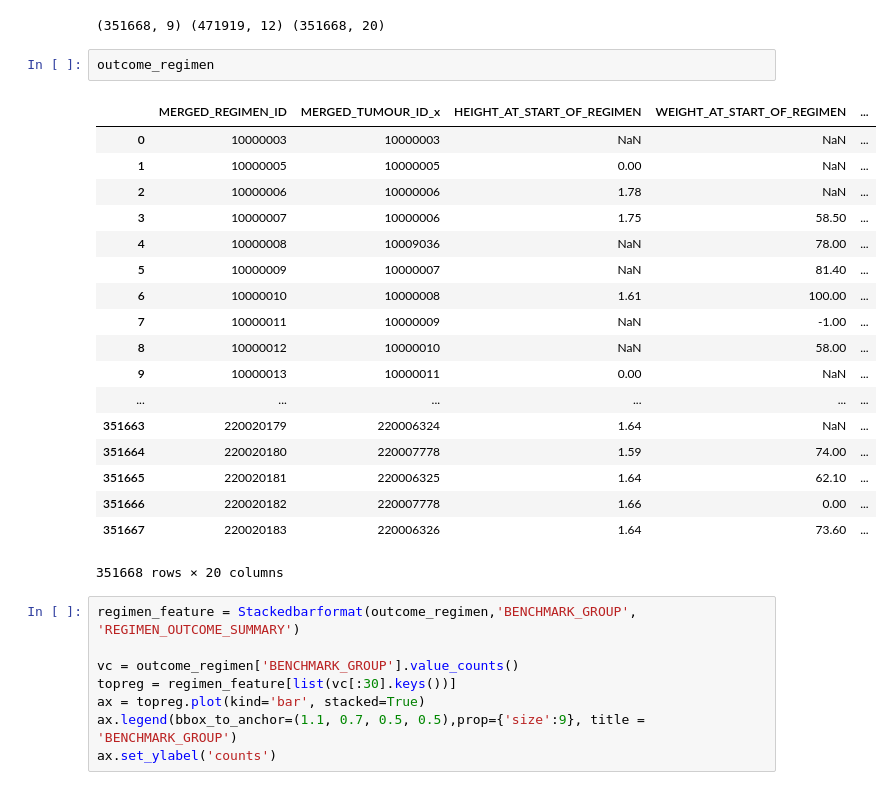
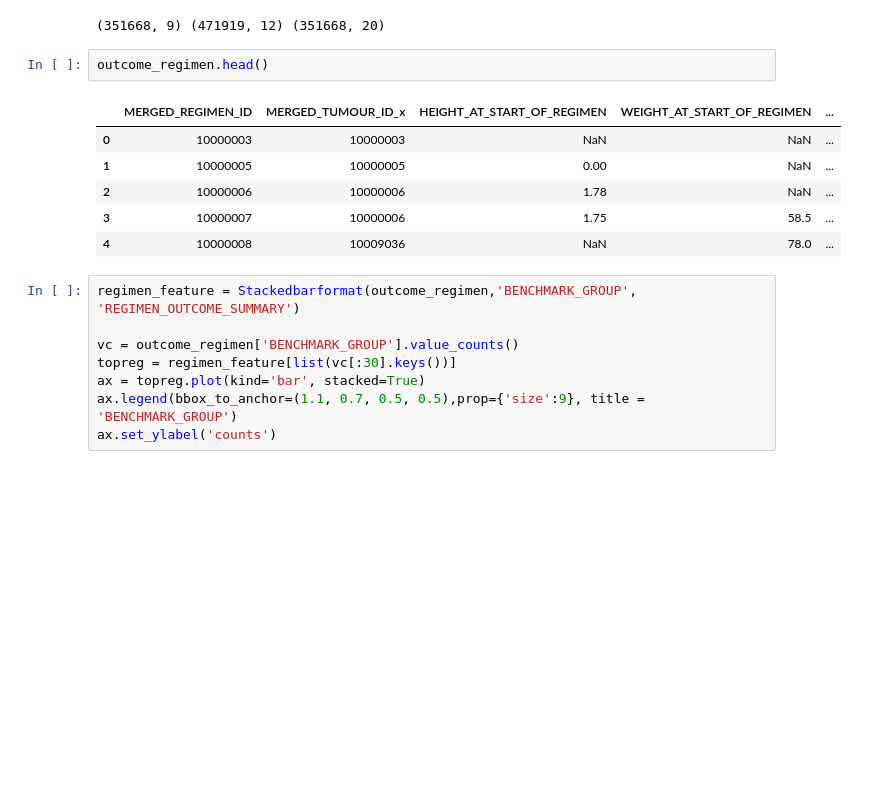
Before and after one commit to UCL-simulacrum/EDA, a Jupyter notebook: cancerdata_EDA.ipynb, the cells around one changed output. Cells and saved outputs as stored; diff of their text form; blank space fills up the shorter version.

```diff
--- a/cancerdata_EDA.ipynb
+++ b/cancerdata_EDA.ipynb
@@ -416,26 +391,14 @@ print(sact_outcome.shape, sact_regimen.shape, outcome_regimen.shape)
 # %% [output]
 (351668, 9) (471919, 12) (351668, 20)
 # %%
-outcome_regimen
+outcome_regimen.head()
 # %% [output]
 |  | MERGED_REGIMEN_ID | MERGED_TUMOUR_ID_x | HEIGHT_AT_START_OF_REGIMEN | WEIGHT_AT_START_OF_REGIMEN | ... |
 | 0 | 10000003 | 10000003 | NaN | NaN | ... |
 | 1 | 10000005 | 10000005 | 0.00 | NaN | ... |
 | 2 | 10000006 | 10000006 | 1.78 | NaN | ... |
-| 3 | 10000007 | 10000006 | 1.75 | 58.50 | ... |
-| 4 | 10000008 | 10009036 | NaN | 78.00 | ... |
-| 5 | 10000009 | 10000007 | NaN | 81.40 | ... |
-| 6 | 10000010 | 10000008 | 1.61 | 100.00 | ... |
-| 7 | 10000011 | 10000009 | NaN | -1.00 | ... |
-| 8 | 10000012 | 10000010 | NaN | 58.00 | ... |
-| 9 | 10000013 | 10000011 | 0.00 | NaN | ... |
-| ... | ... | ... | ... | ... | ... |
-| 351663 | 220020179 | 220006324 | 1.64 | NaN | ... |
-| 351664 | 220020180 | 220007778 | 1.59 | 74.00 | ... |
-| 351665 | 220020181 | 220006325 | 1.64 | 62.10 | ... |
-| 351666 | 220020182 | 220007778 | 1.66 | 0.00 | ... |
-| 351667 | 220020183 | 220006326 | 1.64 | 73.60 | ... |
+| 3 | 10000007 | 10000006 | 1.75 | 58.5 | ... |
+| 4 | 10000008 | 10009036 | NaN | 78.0 | ... |
-351668 rows × 20 columns
 # %%
 regimen_feature = Stackedbarformat(outcome_regimen,'BENCHMARK_GROUP', 'REGIMEN_OUTCOME_SUMMARY')
 
```
Also changed, not shown: parts of 4 cells of this notebook.
